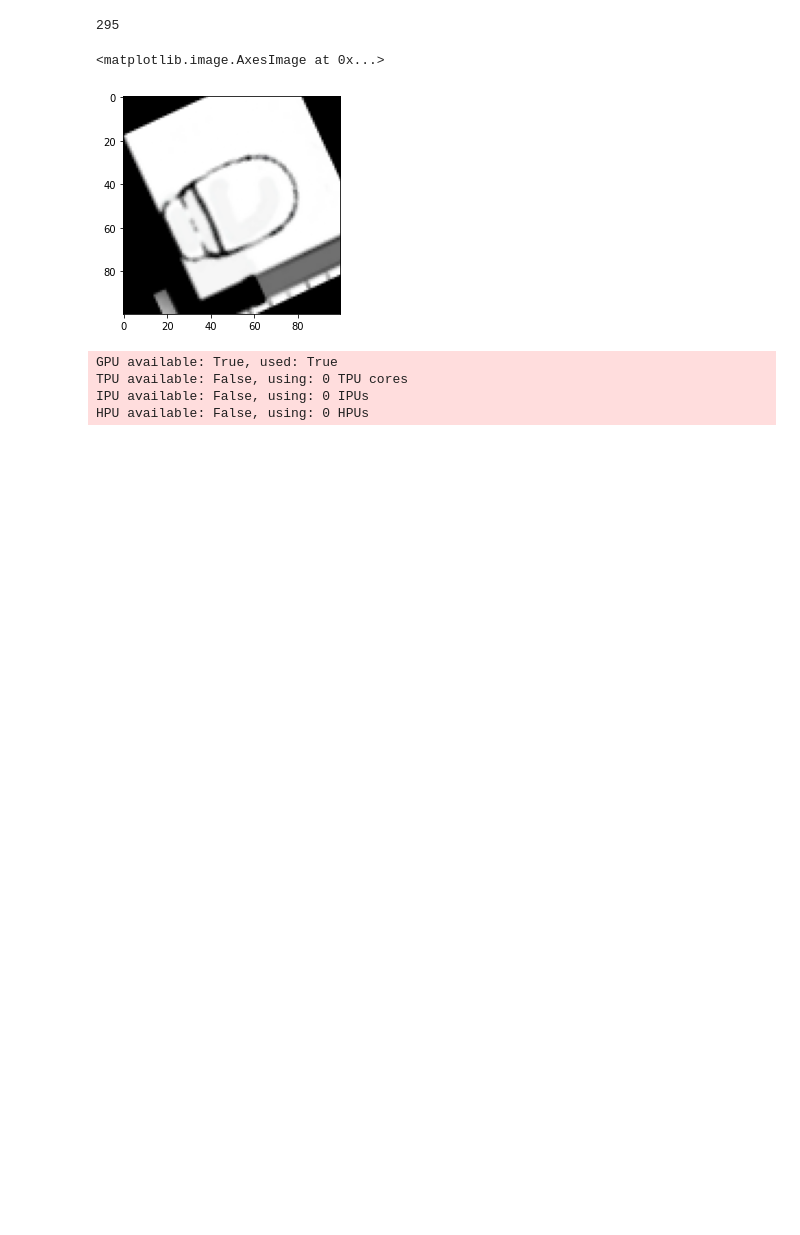
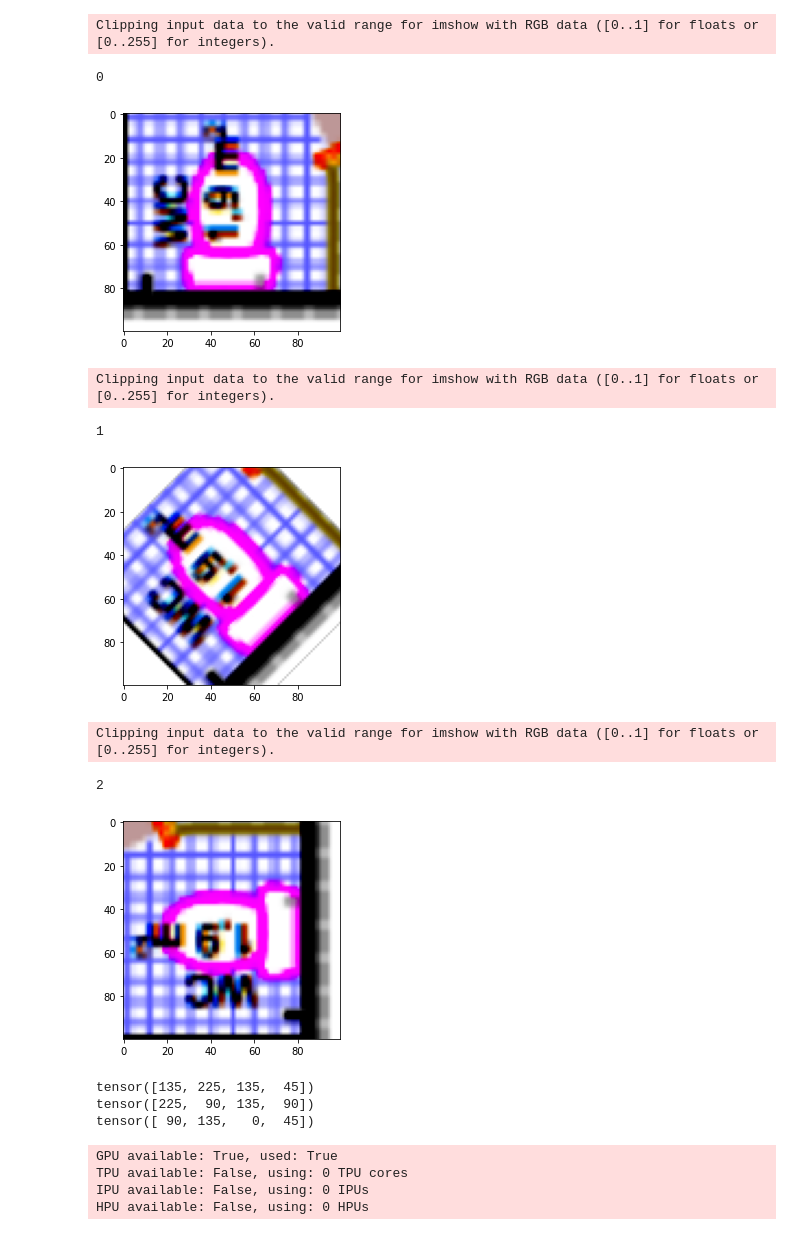
Before and after one commit to joaocmd/CubiCasa5k, a Jupyter notebook: report_toilets/toilets-lightning-convnext.ipynb, the cells around one changed output. Drawn from its saved outputs; the diff is of its cells as text; code cells hidden in the pictures; blank space fills up the shorter version.

Commit message:
Add angle diff metric

```diff
--- a/report_toilets/toilets-lightning-convnext.ipynb
+++ b/report_toilets/toilets-lightning-convnext.ipynb
@@ -60,14 +118,43 @@ class ToiletsTrain(data.Dataset):
-# %%
-t = ToiletsTrain()
-# trainloader = data.DataLoader(t, batch_size=1, shuffle=True, num_workers=1)
-# im, rot = next(iter(t))
-im, rot = t[1]
-print(rot)
-plt.imshow(im.permute(1,2,0))
-# %% [output]
-295
-<matplotlib.image.AxesImage at 0x...>
-[figure, removed]
+# %%
+classes = range(0, 360, 45)
+
+t = ToiletsEval(classes, 'val', None)
+# t = ToiletsTrain(classes)
+for i in range(3):
+    im, rot = t[i]
+    print(rot)
+    plt.imshow(im.permute(1,2,0))
+    # plt.imshow(im.permute(1,2,0), cmap='gray')
+    plt.show()
+# %% [output]
+Clipping input data to the valid range for imshow with RGB data ([0..1] for floats or [0..255] for integers).
+0
+[figure, added]
+Clipping input data to the valid range for imshow with RGB data ([0..1] for floats or [0..255] for integers).
+1
+[figure, added]
+Clipping input data to the valid range for imshow with RGB data ([0..1] for floats or [0..255] for integers).
+2
+[figure, added]
+# %%
+def labels_to_angles(labels, classes):
+    return labels*(360//len(classes))
+
+def tensor_angle_diff(preds, gt):
+    return 180 - torch.abs(torch.abs(preds - gt) - 180)
+
+testloader = data.DataLoader(ToiletsEval(classes, 'test', 1000), batch_size=4, num_workers=1)
+x, y = next(iter(testloader))
+
+gt_angles = labels_to_angles(y, classes)
+print(gt_angles)
+preds = torch.LongTensor([225, 90, 135, 90])
+print(preds)
+print(tensor_angle_diff(gt_angles, preds))
+# %% [output]
+tensor([135, 225, 135,  45])
+tensor([225,  90, 135,  90])
+tensor([ 90, 135,   0,  45])
 # %%
 import torchvision.models as models
 
```
Also changed, not shown: parts of 10 cells of this notebook.
